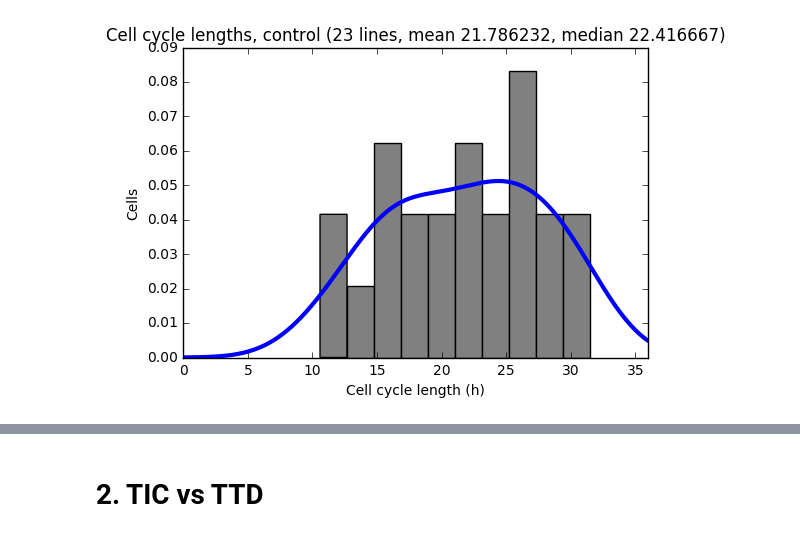
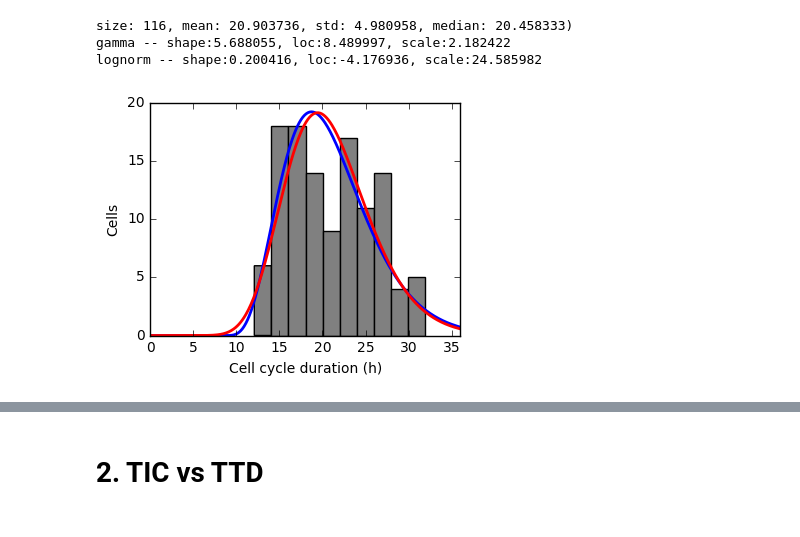
Before and after one commit to raharjaliu/MA, a Jupyter notebook: source/analysis_extra.ipynb, the cells around one changed output, grey strips where cells are left out. Saved outputs shown, nothing was run; the diff lists cells and outputs as text; code cells hidden in the pictures.

```diff
--- a/source/analysis_extra.ipynb
+++ b/source/analysis_extra.ipynb
@@ -69,15 +76,37 @@ pt.savefig("D:/Dropbox/Edu/MA/20171022_results/images/cell_cycle/unsyn_cell_cycl
-# %%
-pt.hist(tim.TIME, color="gray", bins=10, normed=True)
-pt.xlim(0, 36)
-pt.title("Cell cycle lengths, control (%d lines, mean %f, median %f)" % (tim.index.size, np.mean(tim.TIME), np.median(tim.TIME)))
-pt.ylabel("Cells")
-pt.xlabel("Cell cycle length (h)")
-
-## plot KDE
-kde = stats.gaussian_kde(tim.TIME)
-x = np.arange(0, 36, .1)
-pt.plot(x, kde(x), 'b', linewidth=3)
-
-pt.savefig("D:/Dropbox/Edu/MA/20171022_results/images/cell_cycle/unsyn_cell_cycle_length_control_normed.pdf")
-# %% [output]
-[figure, removed]
+# %%
+pt.hist(tim_unsyn.TIME, color="gray", bins=10)
+pt.ylabel("Cells")
+pt.xlabel("Cell cycle duration (h)")
+pt.xlim(0, 36)
+pt.gcf().set_size_inches(4,3)
+
+# pt.title("Cell cycle lengths, control (%d lines, mean %f, median %f)" % (tim_unsyn.index.size, np.mean(tim_unsyn.TIME), np.median(tim_unsyn.TIME)))
+
+print("size: %d, mean: %f, std: %f, median: %f)" % (int(tim_unsyn.index.size / 2) * 2,
+                                                    np.mean(tim_unsyn.TIME),
+                                                    np.std(tim_unsyn.TIME),
+                                                    np.median(tim_unsyn.TIME)))
+
+## plot gamma
+a, loc, b = gamma.fit(tim_unsyn.TIME)
+x = np.arange(0, 36, .1)
+y = gamma.pdf(x, a, loc, b)
+y = [val * tim_unsyn.size for val in y]
+
+print("gamma -- shape:%f, loc:%f, scale:%f" % (a, loc, b))
+pt.plot(x, y, label="gamma", c="b", linewidth=2)
+
+## plot lognorm
+shp, loc, scl = lognorm.fit(tim_unsyn.TIME)
+x = np.arange(0, 36, .1)
+y = [v * tim_unsyn.size for v in lognorm.pdf(x, shp, loc, scl)]
+print("lognorm -- shape:%f, loc:%f, scale:%f" % (shp, loc, scl))
+pt.plot(x, y, label="lognorm", c="r", linewidth=2)
+
+pt.savefig("D:/Dropbox/Edu/MA/pics/cell_cycle/unsyn_cell_cycle_length_control.pdf")
+# pt.savefig("D:/Dropbox/Edu/MA/20171022_results/images/cell_cycle/unsyn_cell_cycle_length_control.pdf")
+# %% [output]
+size: 116, mean: 20.903736, std: 4.980958, median: 20.458333)
+gamma -- shape:5.688055, loc:8.489997, scale:2.182422
+lognorm -- shape:0.200416, loc:-4.176936, scale:24.585982
+[figure, added]
```
Also changed, not shown: parts of 28 cells of this notebook, 8 other files.
